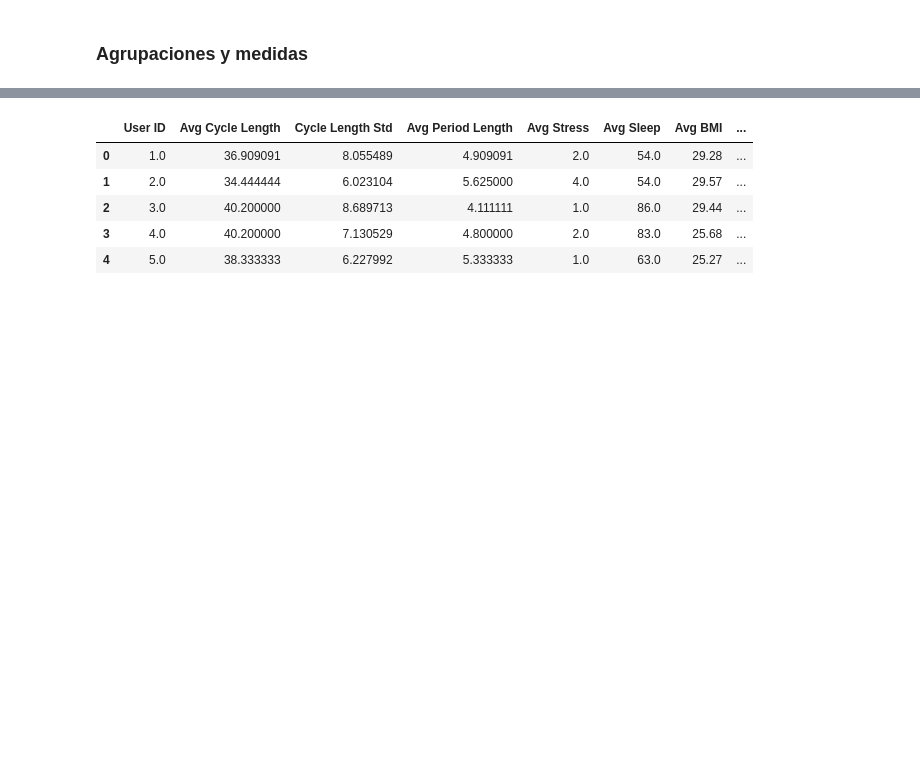
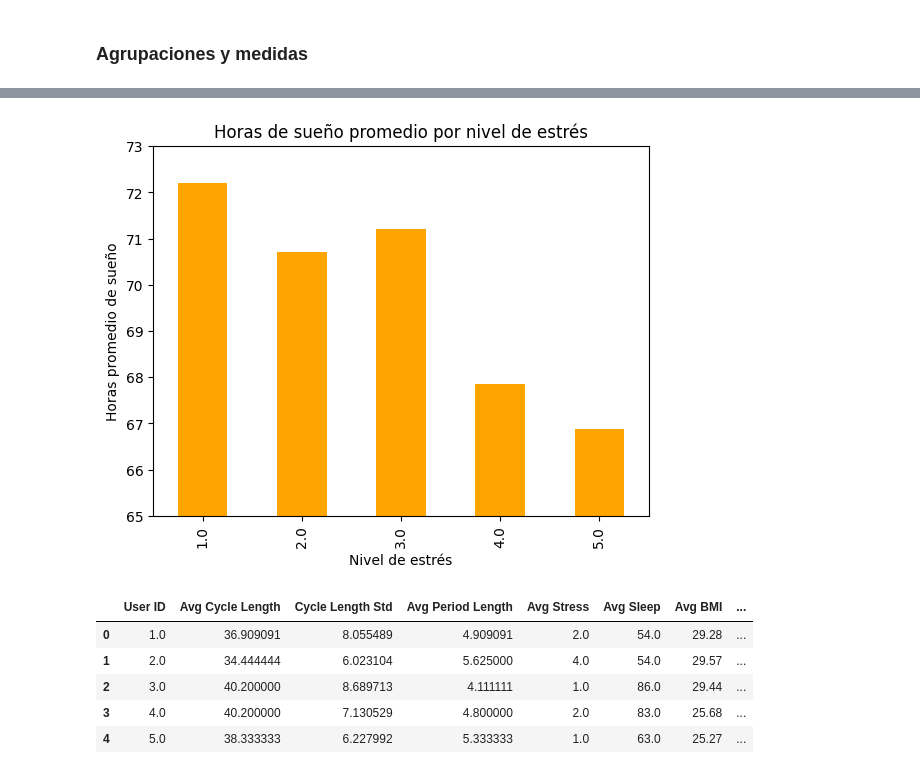
Before and after one commit to paulacadaviecodom/master-analitica-datos-paula-cadavieco, a Jupyter notebook: NB_MC_SL_GO.ipynb, the cells around one changed output, grey strips where cells are left out. Drawn from its saved outputs; the diff is of its cells as text; code cells hidden in the pictures; blank space fills up the shorter version.

Commit message:
Notebook visualizacion terminado

```diff
--- a/NB_MC_SL_GO.ipynb
+++ b/NB_MC_SL_GO.ipynb
@@ -48,0 +61,11 @@ silver_menstrual_cycle_df.head()
+# %%
+# Agrupación por nivel de estrés
+agrupacion_stress_level = (
+    silver_menstrual_cycle_df.groupby("Stress Level")
+    .agg({
+        "Period Length": "mean",
+        "Cycle Length": "mean",
+        "Sleep Hours" : "mean"
+    })
+)
+agrupacion_stress_level = agrupacion_stress_level.reset_index() #creamos indice
@@ -48,0 +81,9 @@ silver_menstrual_cycle_df.head()
+# %%
+agrupacion_stress_level.plot(x='Stress Level',y='Sleep Hours',kind='bar',legend=0, color='orange')
+plt.ylim(65, 73)
+plt.title('Horas de sueño promedio por nivel de estrés')
+plt.xlabel('Nivel de estrés')
+plt.ylabel('Horas promedio de sueño')
+plt.show()
+# %% [output]
+[figure, added]
```
Also changed, not shown: parts of 25 cells of this notebook.
